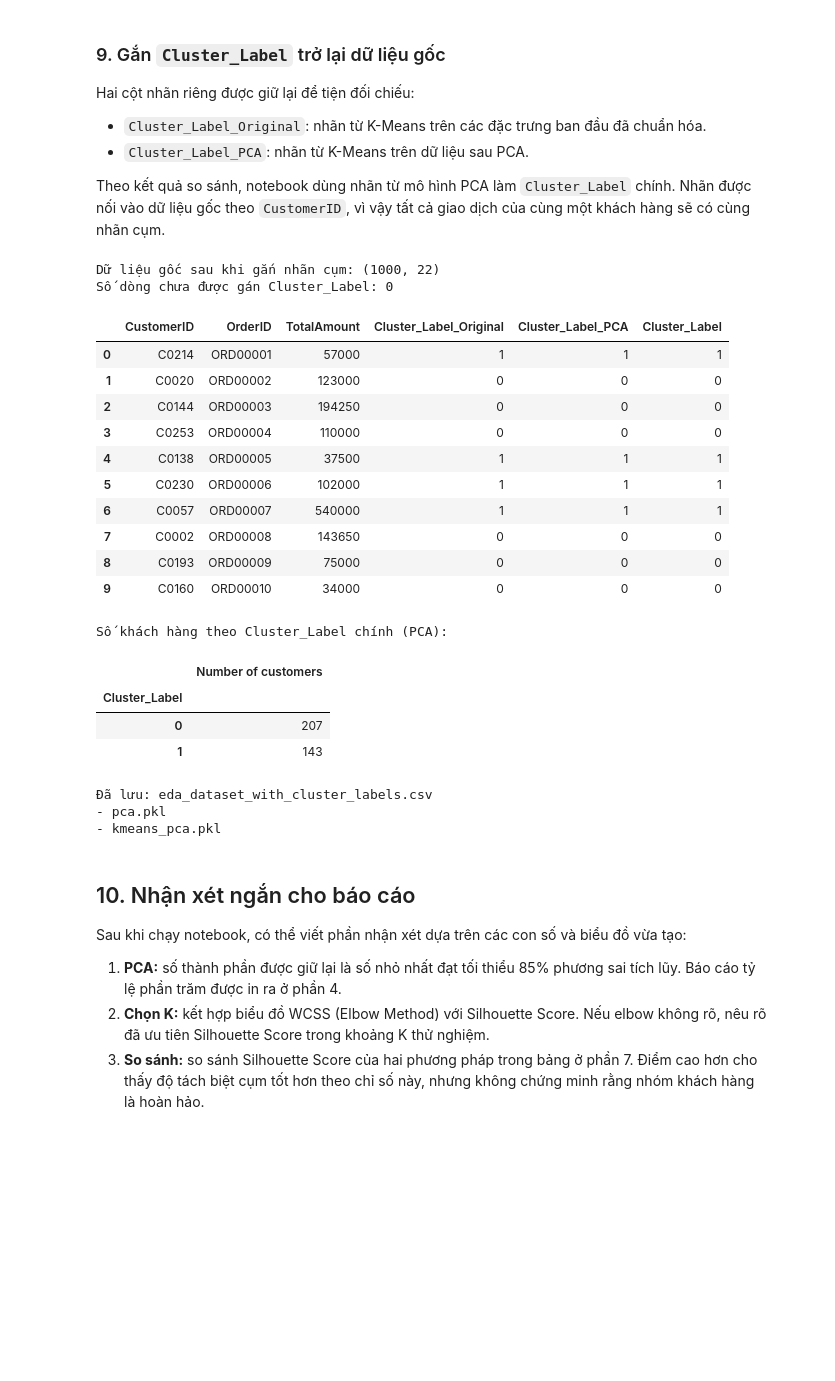
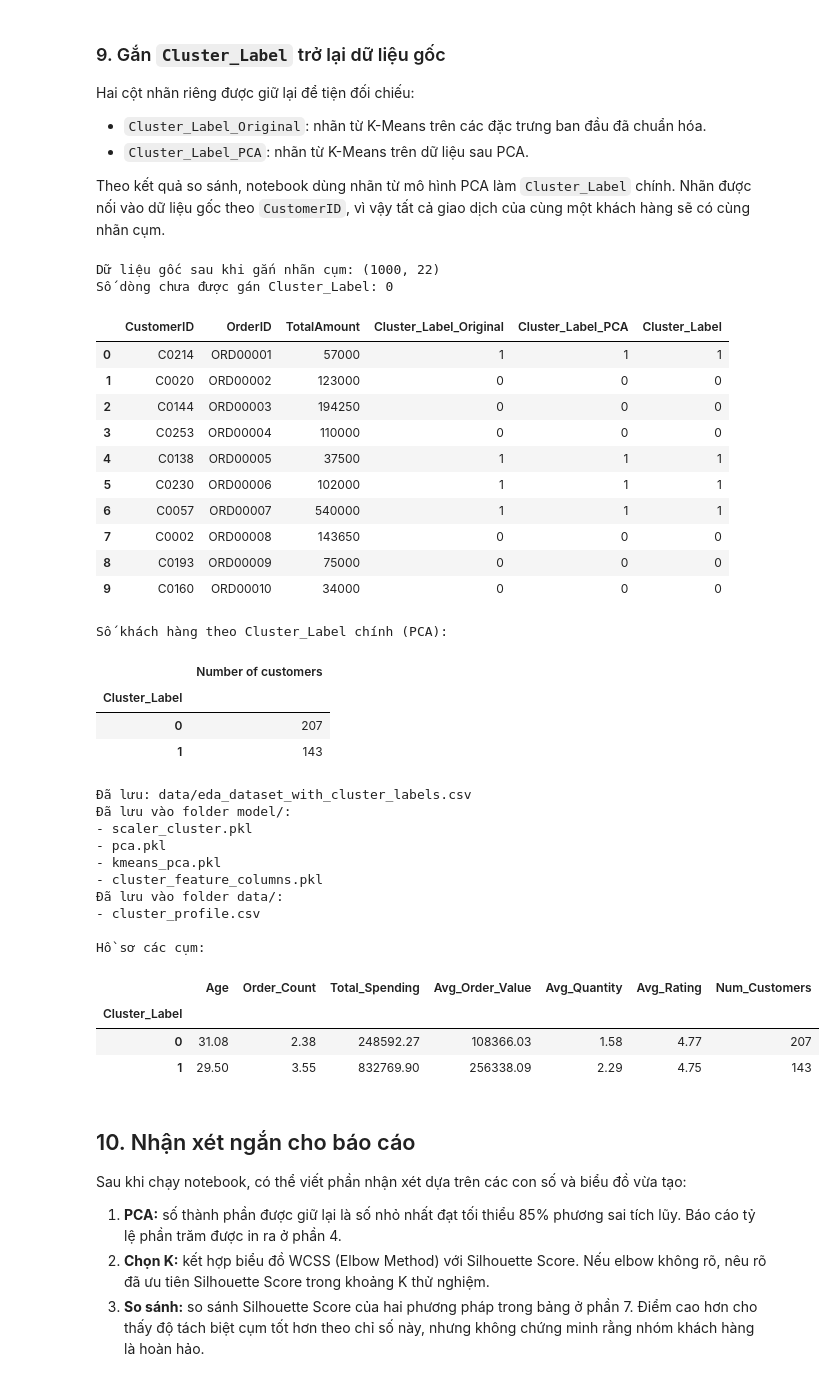
Before and after one commit to MoshiM0chiMoshi/Group5_Pharmacity_Personal_Care, a Jupyter notebook: Stage 2/01_PCA_KMeans.ipynb, the cells around one changed output. Saved outputs shown, nothing was run; the diff lists cells and outputs as text; code cells hidden in the pictures; blank space fills up the shorter version.

```diff
--- a/Stage 2/01_PCA_KMeans.ipynb
+++ b/Stage 2/01_PCA_KMeans.ipynb
@@ -377,8 +377,8 @@ Hai cột nhãn riêng được giữ lại để tiện đối chiếu:
 
 Theo kết quả so sánh, notebook dùng nhãn từ mô hình PCA làm `Cluster_Label` chính. Nhãn được nối vào dữ liệu gốc theo `CustomerID`, vì vậy tất cả giao dịch của cùng một khách hàng sẽ có cùng nhãn cụm.
 # %%
-import os
 import joblib
+
 customer_clusters = customer_features[["CustomerID"]].copy()
 customer_clusters["Cluster_Label_Original"] = cluster_original
 customer_clusters["Cluster_Label_PCA"] = cluster_pca
@@ -393,37 +393,70 @@ display(df_with_clusters[["CustomerID", "OrderID", "TotalAmount", "Cluster_Label
 print("Số khách hàng theo Cluster_Label chính (PCA):")
 display(customer_clusters["Cluster_Label"].value_counts().sort_index().rename("Number of customers").to_frame())
 
 df_with_clusters.to_csv("data/eda_dataset_with_cluster_labels.csv", index=False, encoding="utf-8-sig")
-print("Đã lưu: eda_dataset_with_cluster_labels.csv")
-# Lưu các mô hình PCA và K-Means vào folder model
+print("Đã lưu: data/eda_dataset_with_cluster_labels.csv")
 
+
+# Lưu mô hình cho Task 5
+
+joblib.dump(scaler, "model/scaler_cluster.pkl")
 joblib.dump(pca, "model/pca.pkl")
-joblib.dump(scaler,'model/scaler.pkl')
 joblib.dump(kmeans_pca, "model/kmeans_pca.pkl")
+joblib.dump(feature_columns, "model/cluster_feature_columns.pkl")  # thứ tự 6 đặc trưng đầu vào
+
+# Hồ sơ từng cụm (trung bình đặc trưng) để UI diễn giải ý nghĩa cụm
+cluster_profile = (
+    customer_features.assign(Cluster_Label=cluster_pca)
+    .groupby("Cluster_Label")[feature_columns]
+    .mean()
+    .round(2)
+)
+cluster_profile["Num_Customers"] = pd.Series(cluster_pca).value_counts().sort_index()
+cluster_profile.to_csv("data/cluster_profile.csv", encoding="utf-8-sig")
+
+print("Đã lưu vào folder model/:")
+print("- scaler_cluster.pkl")
 print("- pca.pkl")
 print("- kmeans_pca.pkl")
+print("- cluster_feature_columns.pkl")
+print("Đã lưu vào folder data/:")
+print("- cluster_profile.csv")
+
+print("\nHồ sơ các cụm:")
+display(cluster_profile)
 # %% [output]
 Dữ liệu gốc sau khi gắn nhãn cụm: (1000, 22)
 Số dòng chưa được gán Cluster_Label: 0
 |  | CustomerID | OrderID | TotalAmount | Cluster_Label_Original | Cluster_Label_PCA | Cluster_Label |
 | 0 | C0214 | ORD00001 | 57000 | 1 | 1 | 1 |
 | 1 | C0020 | ORD00002 | 123000 | 0 | 0 | 0 |
 | 2 | C0144 | ORD00003 | 194250 | 0 | 0 | 0 |
 | 3 | C0253 | ORD00004 | 110000 | 0 | 0 | 0 |
 | 4 | C0138 | ORD00005 | 37500 | 1 | 1 | 1 |
 | 5 | C0230 | ORD00006 | 102000 | 1 | 1 | 1 |
 | 6 | C0057 | ORD00007 | 540000 | 1 | 1 | 1 |
 | 7 | C0002 | ORD00008 | 143650 | 0 | 0 | 0 |
 | 8 | C0193 | ORD00009 | 75000 | 0 | 0 | 0 |
 | 9 | C0160 | ORD00010 | 34000 | 0 | 0 | 0 |
 Số khách hàng theo Cluster_Label chính (PCA):
 |  | Number of customers |
 | Cluster_Label |  |
 | 0 | 207 |
 | 1 | 143 |
-Đã lưu: eda_dataset_with_cluster_labels.csv
+Đã lưu: data/eda_dataset_with_cluster_labels.csv
+Đã lưu vào folder model/:
+- scaler_cluster.pkl
 - pca.pkl
 - kmeans_pca.pkl
+- cluster_feature_columns.pkl
+Đã lưu vào folder data/:
+- cluster_profile.csv
+
+Hồ sơ các cụm:
+|  | Age | Order_Count | Total_Spending | Avg_Order_Value | Avg_Quantity | Avg_Rating | Num_Customers |
+| Cluster_Label |  |  |  |  |  |  |  |
+| 0 | 31.08 | 2.38 | 248592.27 | 108366.03 | 1.58 | 4.77 | 207 |
+| 1 | 29.50 | 3.55 | 832769.90 | 256338.09 | 2.29 | 4.75 | 143 |
 # %% [markdown]
 ## 10. Nhận xét ngắn cho báo cáo
 
```
Also changed, not shown: 5 other files.
